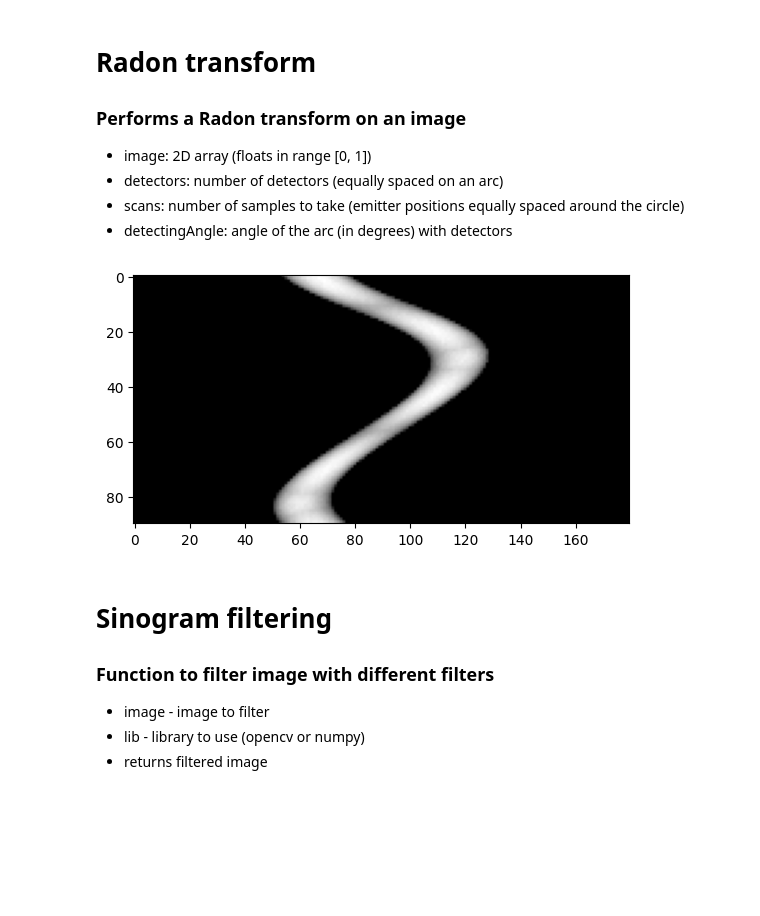
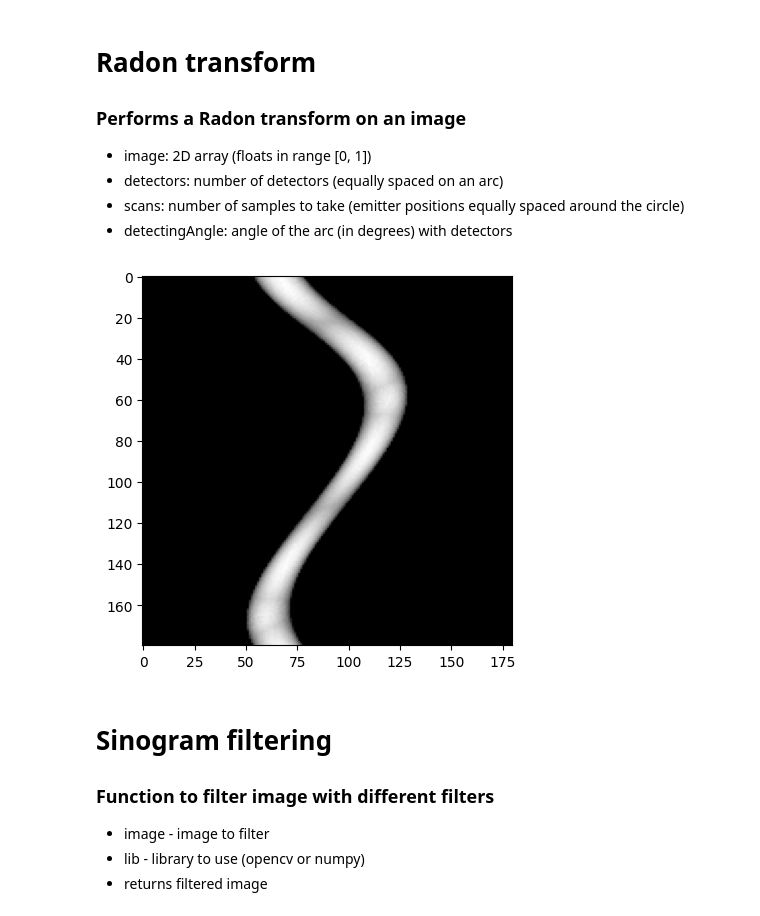
Before and after one commit to HelenaMaslowska/Tomograph, a Jupyter notebook: tk.ipynb, the cells around one changed output. Drawn from its saved outputs; the diff is of its cells as text; code cells hidden in the pictures; blank space fills up the shorter version.

```diff
--- a/tk.ipynb
+++ b/tk.ipynb
@@ -13,7 +13,9 @@ import matplotlib.pyplot as plt
 # %%
 def loadImage(filename):
     image = ski.io.imread(filename)
-    image = ski.color.rgb2gray(image)
+    image = image.astype(np.float64)
+    if len(image.shape) == 3:
+        image = ski.color.rgb2gray(image)
     image /= np.max(image)
     return image
 
@@ -90,38 +92,38 @@ saveDicom('Kropka.dcm', dicomImage, (metadata[0], 'Kropka', '20230304'))
 - scans: number of samples to take (emitter positions equally spaced around the circle)
 - detectingAngle: angle of the arc (in degrees) with detectors
 # %%
-def radonTransform(image, detectors = 180, scans = 90, detectingAngle = 180):
+def radonTransform(image, detectors = 180, scans = 180, detectingAngle = 180):
 	center = np.array(image.shape) // 2     # Center of the emitter-detector system
 	radius = np.sqrt(2) * max(center)       # Radius of the round frame (half-diagonal of the image)
 	radonImage = np.zeros((scans, detectors), dtype=image.dtype)
 	phi = np.deg2rad(detectingAngle)        # Span of the detectors arc
 
 	# Where to place the emitter in subsequent scans
 	scanAngles = np.linspace(0, 2 * np.pi, scans, endpoint=False)
 
 	detectorAngleGap = phi / (detectors - 1)
 	for i, angle in enumerate(scanAngles):
 
 		E = np.array([np.cos(angle), np.sin(angle)]) * radius + center
 		for j in range(detectors):
 			# Where to place the j-th detector
 			detectorAngle = angle + np.pi - phi / 2 + j * detectorAngleGap
 			D = np.array([np.cos(detectorAngle), np.sin(detectorAngle)]) * radius + center
 
 			# Make a line between the emitter and the detector
 			# And ensure it is in bounds of the image
 			y, x = ski.draw.line_nd(E, D)
 			inBounds = (0 <= x) & (x < image.shape[1]) & (0 <= y) & (y < image.shape[0])
 			line = (y[inBounds], x[inBounds])
 			# Average the values of the image along the line
-			radonImage[i, j] = np.average(image[line] if len(line) > 0 else [0])
+			radonImage[i, j] = np.average(image[line] if len(line[0]) > 0 else [0])
 	return radonImage
 
 image = loadImage('images/Kropka.jpg')
 radonImage = radonTransform(image)
 showImage(radonImage)
 # %% [output]
-[figure, old version]
+[figure, new version]
 # %% [markdown]
 # Sinogram filtering
 ### Function to filter image with different filters
```
Also changed, not shown: parts of 2 cells of this notebook.
